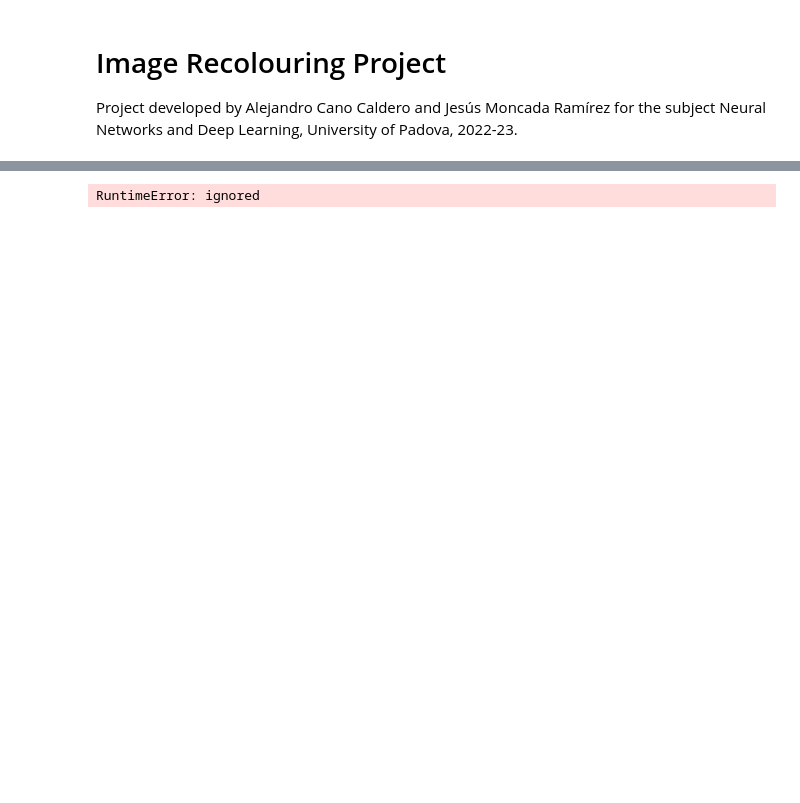
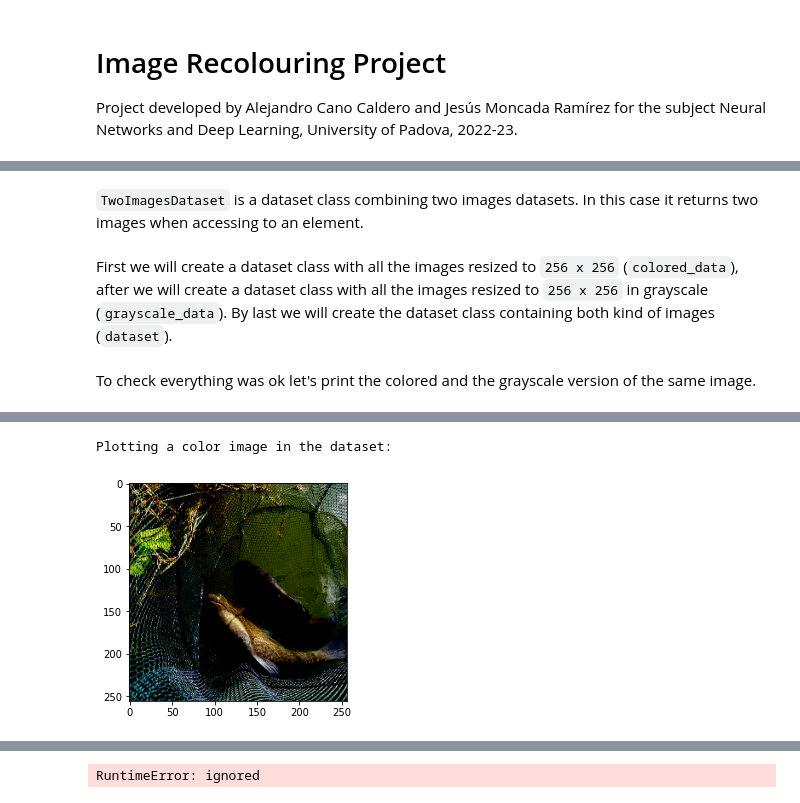
Before and after one commit to jemonra/ImageColouring, a Jupyter notebook: ColouringImageProject.ipynb, the cells around one changed output, grey strips where cells are left out. Cells and saved outputs as stored; diff of their text form; code cells hidden in the pictures; blank space fills up the shorter version.

```diff
--- a/ColouringImageProject.ipynb
+++ b/ColouringImageProject.ipynb
@@ -47,3 +50,5 @@ class ImageDataset(Dataset):
+# %% [markdown]
+<code>TwoImagesDataset</code> is a dataset class combining two images datasets. In this case it returns two images when accessing to an element.
 # %%
 class TwoImagesDataset(Dataset):
   def __init__(self, dataset1, dataset2):
@@ -59,20 +68,33 @@ class TwoImagesDataset(Dataset):
+# %% [markdown]
+First we will create a dataset class with all the images resized to <code>256 x 256</code> (<code>colored_data</code>), after we will create a dataset class with all the images resized to <code>256 x 256</code> in grayscale (<code>grayscale_data</code>). By last we will create the dataset class containing both kind of images (<code>dataset</code>).
 # %%
+# If locating the dataset in Google Drive
 img_path = 'drive/MyDrive/imagenette2/train'
 
 # Define normalization [0, 255] --> [-1, 1] (Owing to the use of the tanh activation function)
 
 colored_transform = transforms.Compose(
-    [transforms.ToTensor(),
-     transforms.Normalize((0.5, 0.5, 0.5), (0.5, 0.5, 0.5))])
+    [transforms.ToTensor(), # to tensor
+     transforms.Normalize((0.5, 0.5, 0.5), (0.5, 0.5, 0.5)), # normalization [0, 255] --> [-1, 1] (to the tanh activation function)
+     transforms.Resize((256, 256)) # resize to (256, 256)
+     ] )
 
 grayscale_transform = transforms.Compose(
-    [transforms.ToTensor(),
-     transforms.Grayscale(3),
-     transforms.Normalize((0.5, 0.5, 0.5), (0.5, 0.5, 0.5))])
+    [transforms.ToTensor(), # to tensor
+     transforms.Normalize((0.5, 0.5, 0.5), (0.5, 0.5, 0.5)), # normalization [0, 255] --> [-1, 1] (to the tanh activation function)
+     transforms.Resize((256, 256)), # resize to (256, 256)
+     transforms.Grayscale(3) # to grayscale
+     ])
 
 colored_data = ImageDataset(img_path, colored_transform)
 grayscale_data = ImageDataset(img_path, grayscale_transform)
 dataset = TwoImagesDataset(colored_data, grayscale_data)
+# %% [markdown]
+To check everything was ok let's print the colored and the grayscale version of the same image.
 # %%
-def print_image(img):
+def plot_image(img):
   plt.imshow(img.permute(1, 2, 0))
+
+print('Plotting a color image in the dataset:')
+plot_image(colored_data[0])
+# %% [output]
@@ -78,0 +102,2 @@ def print_image(img):
+Plotting a color image in the dataset:
+[figure, added]
```
Also changed, not shown: parts of 16 cells of this notebook.
